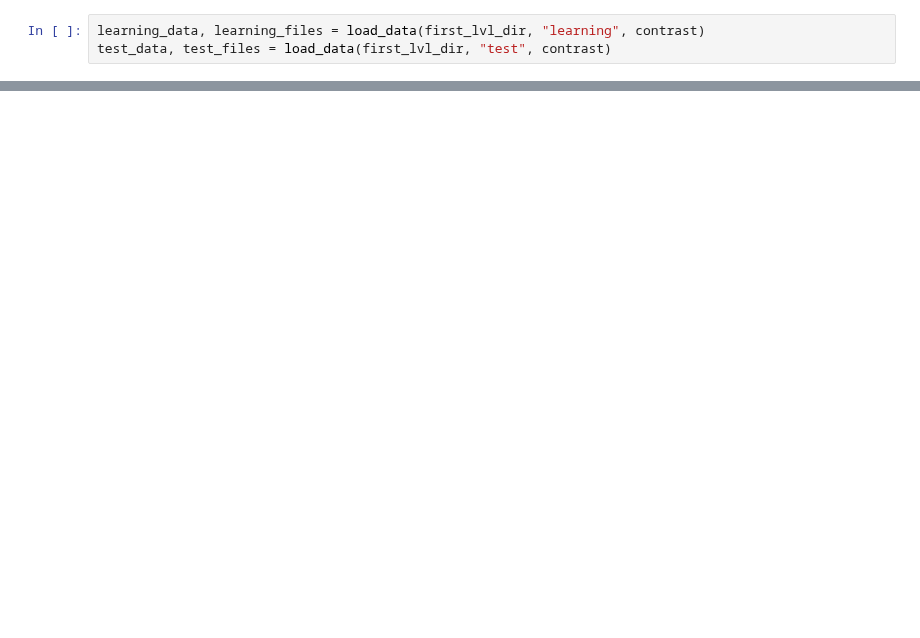
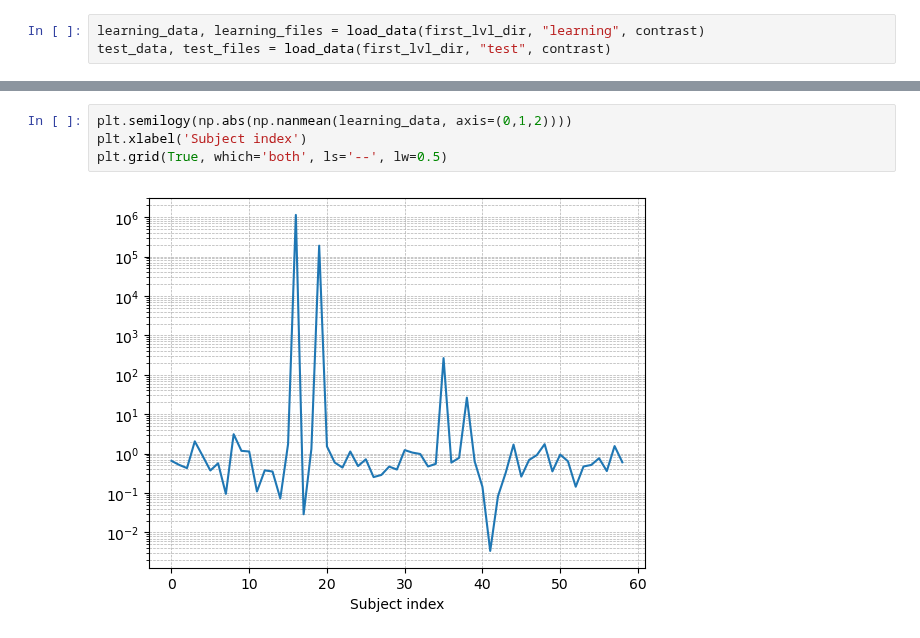
Before and after one commit to hugofluhr/learning-habits-analysis, a Jupyter notebook: notebooks/inspect_first_level.ipynb, the cells around one changed output, grey strips where cells are left out. Drawn from its saved outputs; the diff is of its cells as text; blank space fills up the shorter version.

```diff
--- a/notebooks/inspect_first_level.ipynb
+++ b/notebooks/inspect_first_level.ipynb
@@ -84,0 +69,6 @@ test_data.shape
+# %%
+plt.semilogy(np.abs(np.nanmean(learning_data, axis=(0,1,2))))
+plt.xlabel('Subject index')
+plt.grid(True, which='both', ls='--', lw=0.5)
+# %% [output]
+[figure, added]
```
Also changed, not shown: parts of 34 cells of this notebook.
